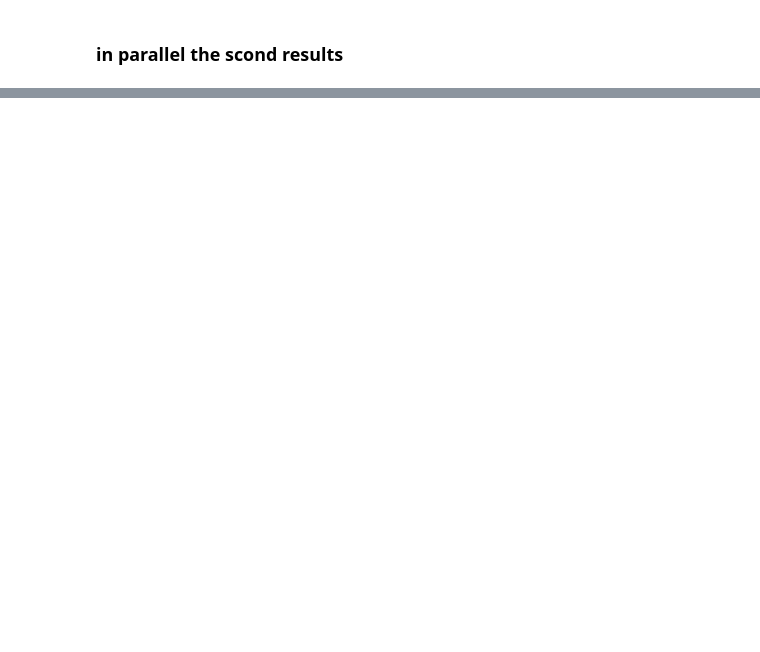
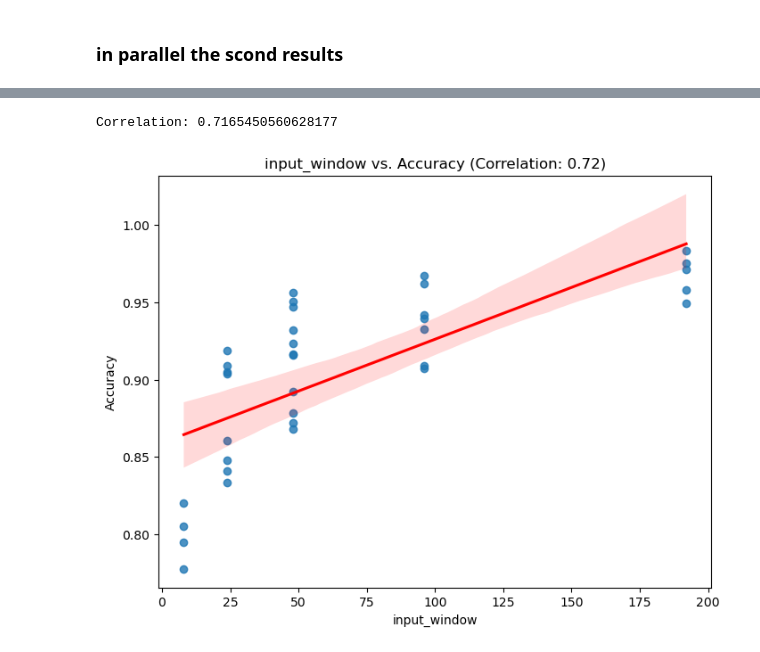
Before and after one commit to nikanhg/Funding_rate_Aave, a Jupyter notebook: Nikan/LSTM_grid_search.ipynb, the cells around one changed output, grey strips where cells are left out. Cells and saved outputs as stored; diff of their text form; code cells hidden in the pictures; blank space fills up the shorter version.

```diff
--- a/Nikan/LSTM_grid_search.ipynb
+++ b/Nikan/LSTM_grid_search.ipynb
@@ -803,0 +1170,17 @@ preprocessing...
+# %%
+import matplotlib.pyplot as plt
+import seaborn as sns
+# Calculate correlation between input_window and accuracy
+correlation = results_concatenated['input_window'].corr(results_concatenated['accuracy'])
+print("Correlation:", correlation)
+
+# Create a scatter plot with a regression line
+plt.figure(figsize=(8, 6))
+sns.regplot(x='input_window', y='accuracy', data=results_concatenated, line_kws={'color': 'red'})
+plt.title(f"input_window vs. Accuracy (Correlation: {correlation:.2f})")
+plt.xlabel('input_window')
+plt.ylabel('Accuracy')
+plt.show()
+# %% [output]
+Correlation: 0.7165450560628177
+[figure, added]
```
Also changed, not shown: parts of 10 cells of this notebook, 1 other file.
